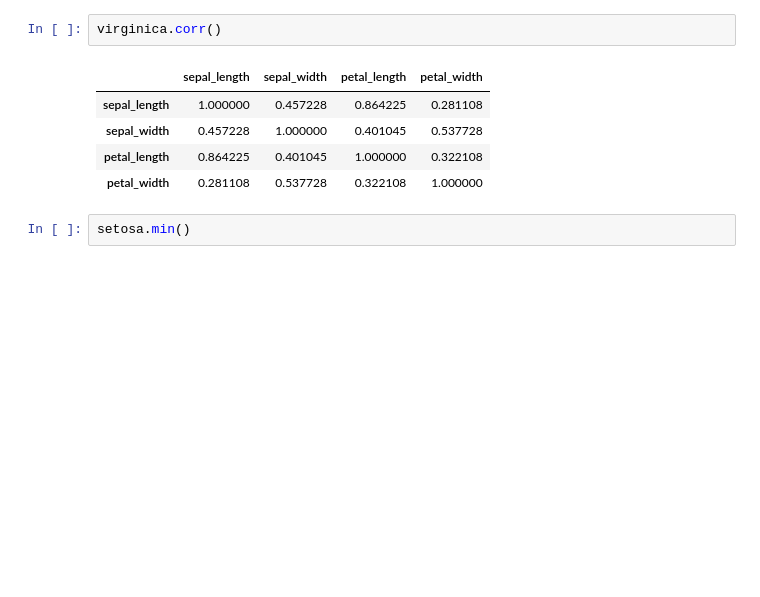
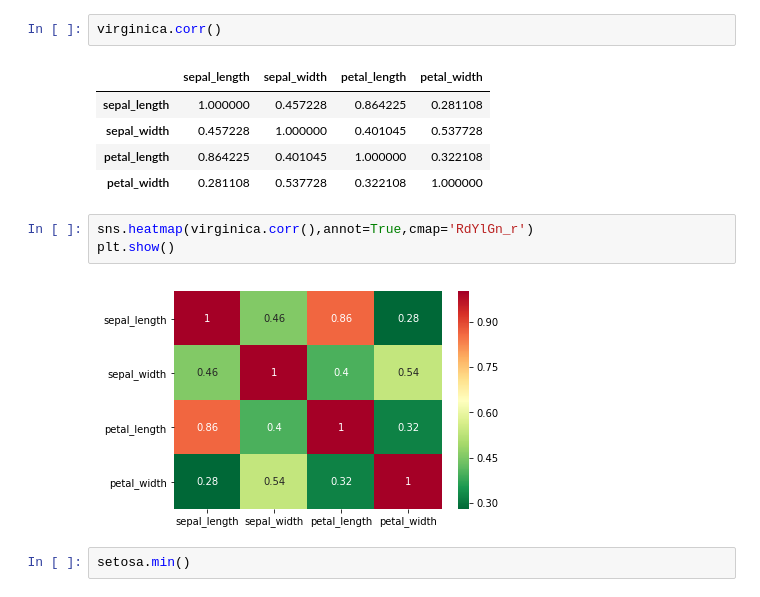
Before and after one commit to jennifer-ryan/iris-data-set-project, a Jupyter notebook: Iris Dataset Exploratory Data Analysis.ipynb, the cells around one changed output. Saved outputs shown, nothing was run; the diff lists cells and outputs as text; blank space fills up the shorter version.

```diff
--- a/Iris Dataset Exploratory Data Analysis.ipynb
+++ b/Iris Dataset Exploratory Data Analysis.ipynb
@@ -278,6 +239,11 @@ virginica.corr()
 | sepal_width | 0.457228 | 1.000000 | 0.401045 | 0.537728 |
 | petal_length | 0.864225 | 0.401045 | 1.000000 | 0.322108 |
 | petal_width | 0.281108 | 0.537728 | 0.322108 | 1.000000 |
+# %%
+sns.heatmap(virginica.corr(),annot=True,cmap='RdYlGn_r')
+plt.show()
+# %% [output]
+[figure, added]
 # %%
 setosa.min()
 # %% [output]
```
Also changed, not shown: parts of 31 cells of this notebook.
